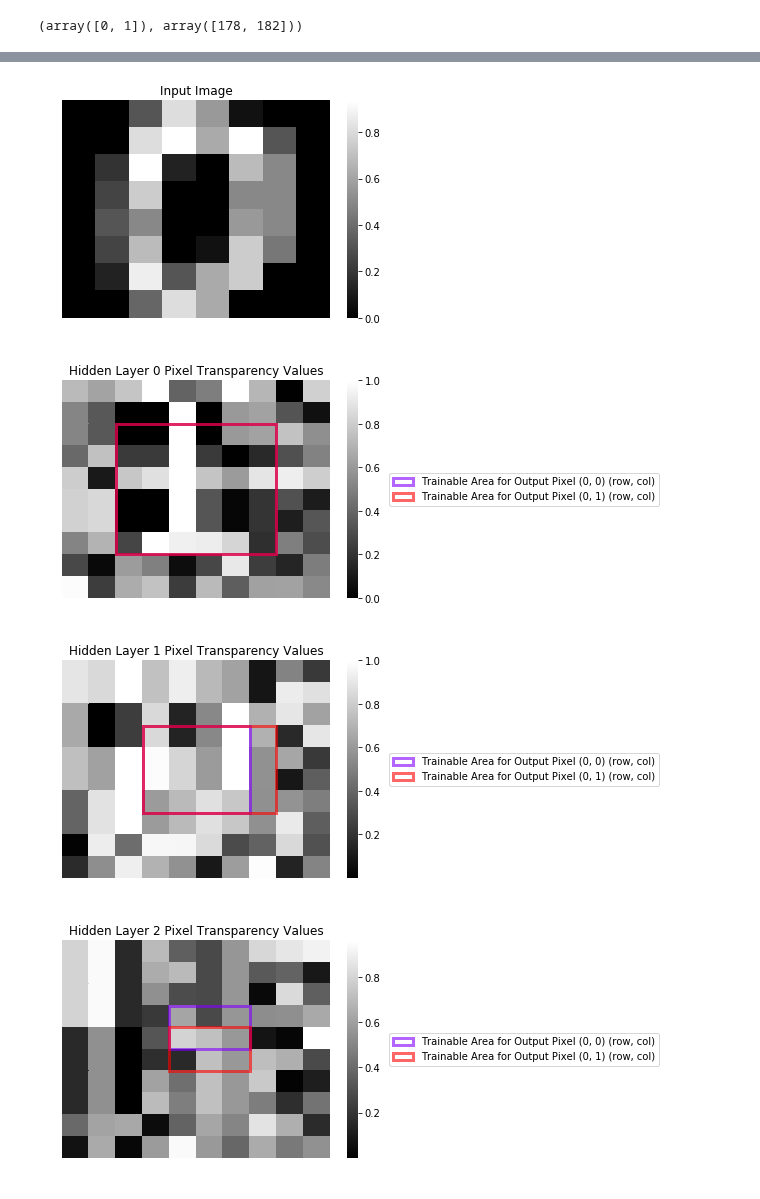
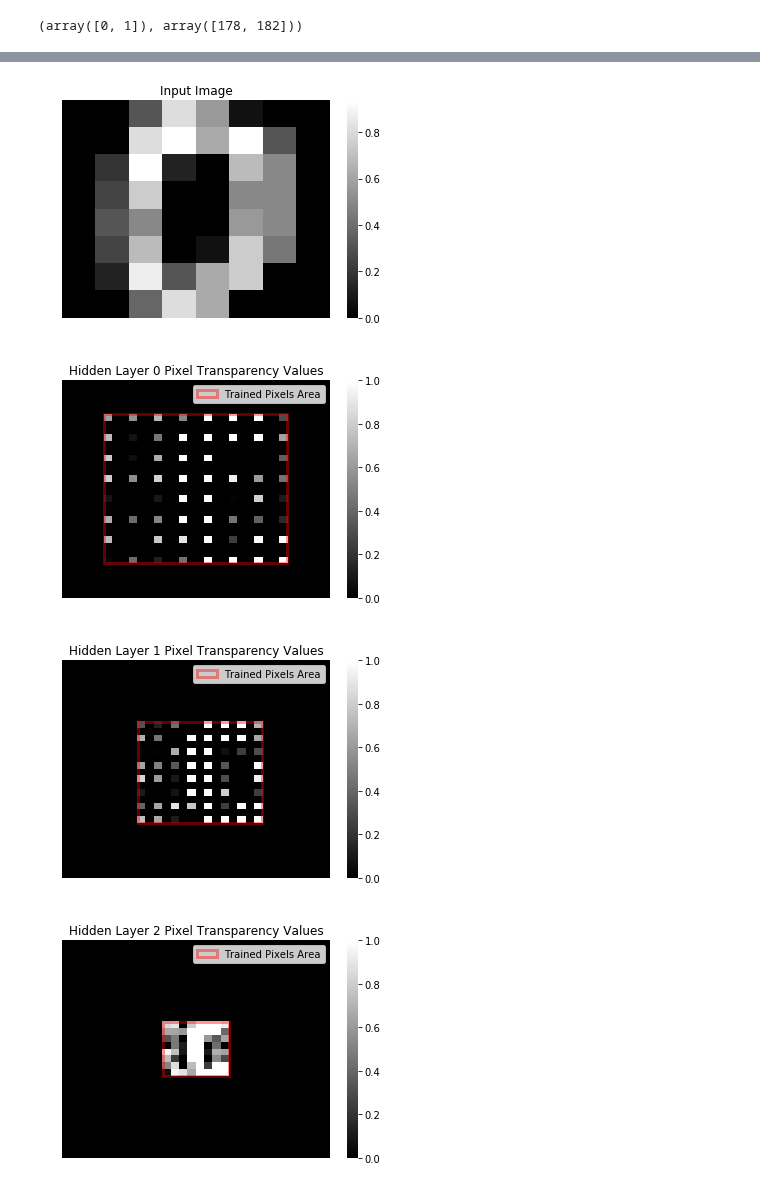
Before and after one commit to AnthonyDickson/summer-bursary-2018, a Jupyter notebook: Experiments-Binary_Classification.ipynb, the cells around one changed output, grey strips where cells are left out. Drawn from its saved outputs; the diff is of its cells as text; code cells hidden in the pictures.

Commit message:
change back to single output pixel

```diff
--- a/Experiments-Binary_Classification.ipynb
+++ b/Experiments-Binary_Classification.ipynb
@@ -40,10 +40,9 @@ X_train, X_test, y_train, y_test = train_test_split(X, y, test_size=0.2, random_
 %%time
 
 clf = RayTracerThing(input_shape=image_shape,
-                     hidden_layer_shape=(10, 10),
                      n_layers=3,
                      n_classes=2,
-                     activation_func=lambda x: torch.softmax(x, dim=0),
-                     loss_func=torch.nn.functional.cross_entropy,
+                     activation_func=lambda x: Activations.sigmoid(x, alpha=10),
+                     loss_func=torch.nn.functional.binary_cross_entropy,
                      learning_rate=1)
 # %% [output]
@@ -128,58 +127,52 @@ plt.show()
 # %%
-# TODO: Fix this plot.
-
-colors = plt.cm.rainbow(np.linspace(0,1,clf.output_layer.n_rows * clf.output_layer.n_cols))
-
 ax = sns.heatmap(X[0], cmap='gray')
 ax.set(title='Input Image')
 ax.set_axis_off()
 plt.show()
 
 for i, layer in enumerate(clf.hidden_layers):
-    ax = sns.heatmap(layer.pixel_values, cmap='gray')
+    ax = sns.heatmap(layer.pixel_values, vmin=0, vmax=1, cmap='gray')
+    trained_pixels = clf.grid_W_map[i].keys()
 
-    for row in range(clf.output_layer.n_rows):
-        for col in range(clf.output_layer.n_cols):
-            trained_pixels = clf.grid_W_map[row][col][i].keys()
+    min_extent = clf.layer_shape
+    max_extent = (0, 0)
 
-            min_extent = clf.layer_shape
-            max_extent = (0, 0)
+    for grid_coord in trained_pixels:
+        grid_row, grid_col = grid_coord
 
-            for grid_coord in trained_pixels:
-                grid_row, grid_col = grid_coord
+        if grid_row < min_extent[0]:
+            min_extent = (grid_row, min_extent[1])
 
-                if grid_row < min_extent[0]:
-                    min_extent = (grid_row, min_extent[1])
+        if grid_row > max_extent[0]:
+            max_extent = (grid_row, max_extent[1])
 
-                if grid_row > max_extent[0]:
-                    max_extent = (grid_row, max_extent[1])
+        if grid_col < min_extent[1]:
+            min_extent = (min_extent[0], grid_col)
 
-                if grid_col < min_extent[1]:
-                    min_extent = (min_extent[0], grid_col)
+        if grid_col > max_extent[1]:
+            max_extent = (max_extent[0], grid_col)
 
-                if grid_col > max_extent[1]:
-                    max_extent = (max_extent[0], grid_col)
+    height = (max_extent[0] - min_extent[0]) + 0.9
+    width = (max_extent[1] - min_extent[1]) + 0.9
 
-            height = (max_extent[0] - min_extent[0]) + 1
-            width = (max_extent[1] - min_extent[1]) + 1
+    rect = patches.Rectangle((min_extent[1], min_extent[0]), width, height,
+                             linewidth=3, alpha=0.4,
+                             edgecolor='r', facecolor='none',
+                             label='Trained Pixels Area')
 
-            rect = patches.Rectangle(min_extent, width, height,
-                                     linewidth=3, alpha=0.6, edgecolor=colors[col], facecolor='none',
-                                     label='Trainable Area for Output Pixel (%d, %d) (row, col)' % (row, col))
+    ax.add_patch(rect)
 
-            ax.add_patch(rect)
+    ax.set_axis_off()
+    ax.set(title='Hidden Layer %d Pixel Transparency Values' % i)
+    ax.legend()
+    plt.show()
 
-        ax.set_axis_off()
-        ax.set(title='Hidden Layer %d Pixel Transparency Values' % i)
-        ax.legend(loc='center left', bbox_to_anchor=(1.2, 0.5))
-        plt.show()
-
-ax = sns.heatmap(clf.predict_proba(X).detach().numpy()[0].reshape(1, -1), vmin=0, vmax=1, cmap='gray')
+ax = sns.heatmap(clf.predict_proba(X).detach().numpy()[0].reshape(1, -1), vmin=0, cmap='gray')
 ax.set(title='Output')
 ax.set_axis_off()
 plt.show()
 # %% [output]
 [figure]
-[figure, old version]
+[figure, new version]
-[figure, old version]
+[figure, new version]
-[figure, old version]
+[figure, new version]
```
Also changed, not shown: parts of 7 cells of this notebook, 2 other files.
